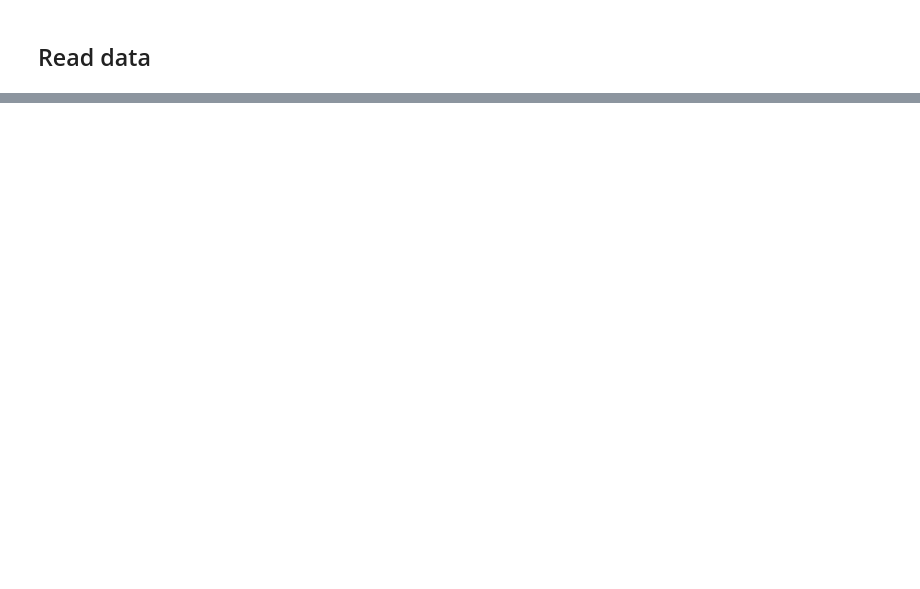
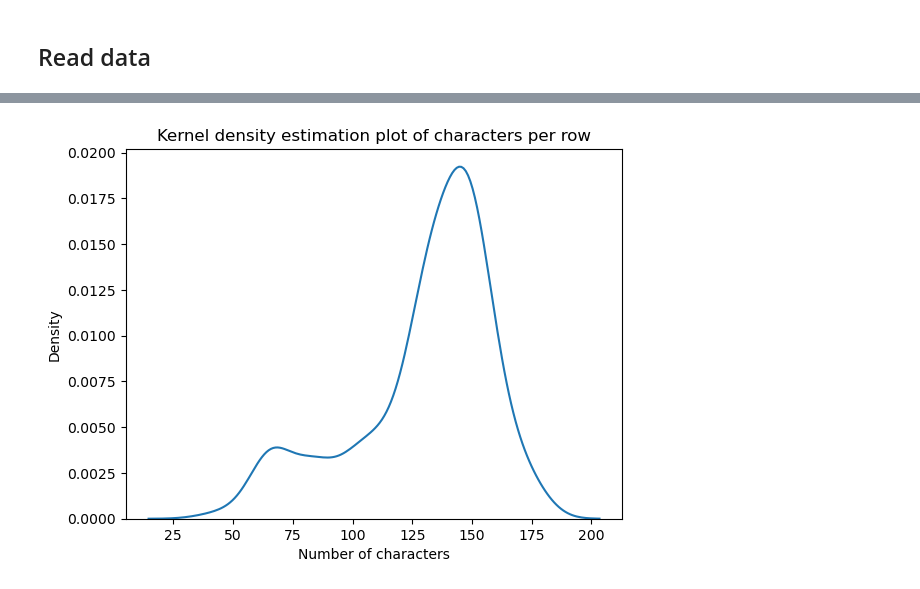
Before and after one commit to kingjosephm/BMW-Tasks, a Jupyter notebook: Task2.ipynb, the cells around one changed output, grey strips where cells are left out. Drawn from its saved outputs; the diff is of its cells as text; code cells hidden in the pictures; blank space fills up the shorter version.

```diff
--- a/Task2.ipynb
+++ b/Task2.ipynb
@@ -82,4 +41,0 @@ cols = ['Temp', 'Height', 'Length in mm', 'Rating', 'Joule-integral-Nom (J)', 'M
-# %%
-for col in cols:
-    df[col] = df[col].apply(lambda x: float(re.findall(r"[-+]?(?:\d*\.*\d+)", x)[0]) if not pd.isnull(x) else x)
-assert [np.issubdtype(df[i].dtype, np.number) for i in cols]  # verify all numeric
@@ -146,0 +54,3 @@ df['DESCRIPTION'].head()
+# %%
+df = df[df['DESCRIPTION'].notnull()].reset_index(drop=True)
+print(df.shape)
@@ -160,0 +67,3 @@ len(foo)
+# %%
+df = df[~df['DESCRIPTION'].duplicated()].reset_index(drop=True)
+assert df['DESCRIPTION'].duplicated().sum() == 0
@@ -160,0 +74,9 @@ len(foo)
+# %%
+char = df['DESCRIPTION'].apply(lambda x: len(list(x.replace(' ', ''))))
+# %%
+sns.kdeplot(char)
+plt.xlabel("Number of characters")
+plt.title("Kernel density estimation plot of characters per row")
+plt.show()
+# %% [output]
+[figure, added]
```
Also changed, not shown: parts of 54 cells of this notebook.
